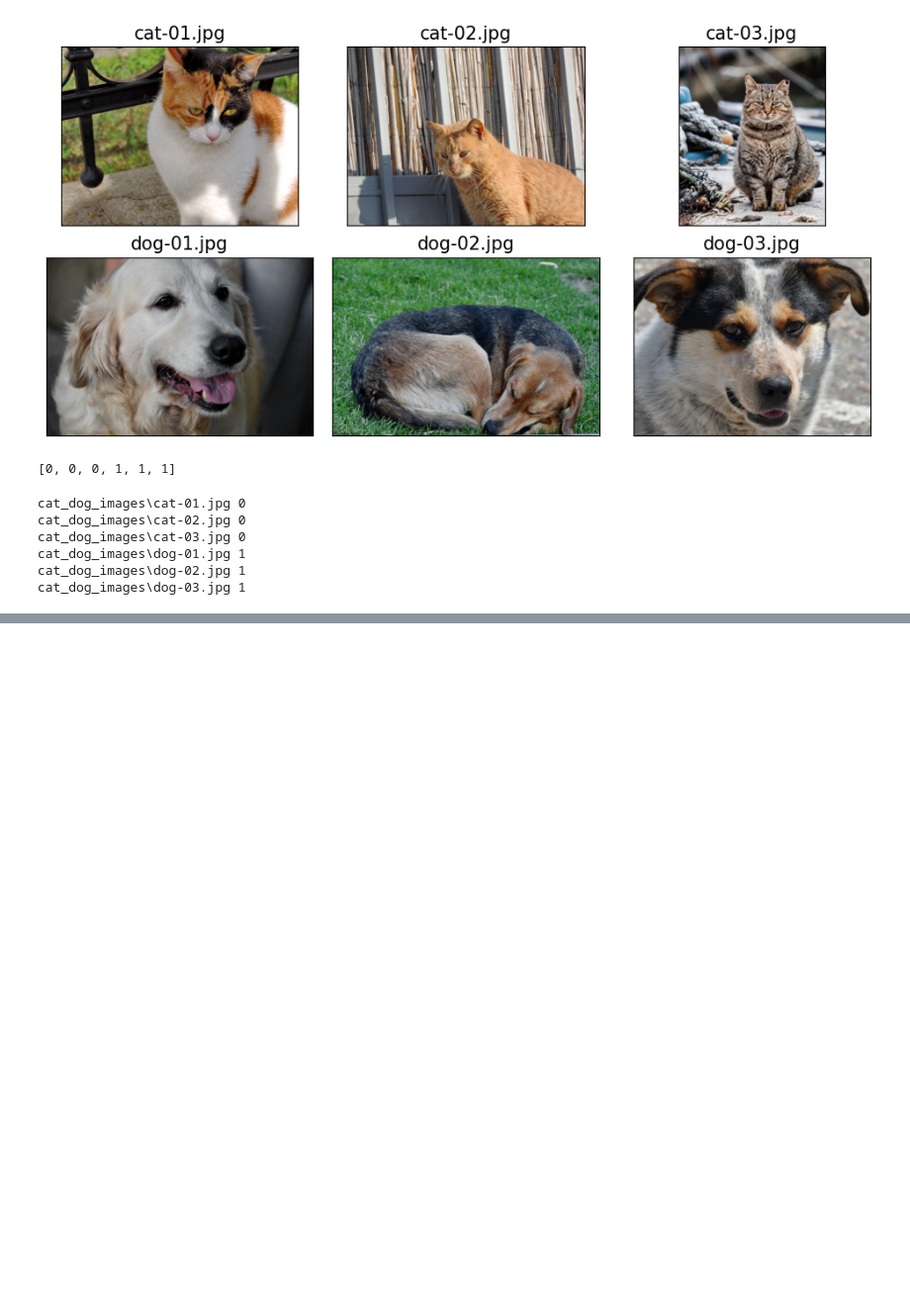
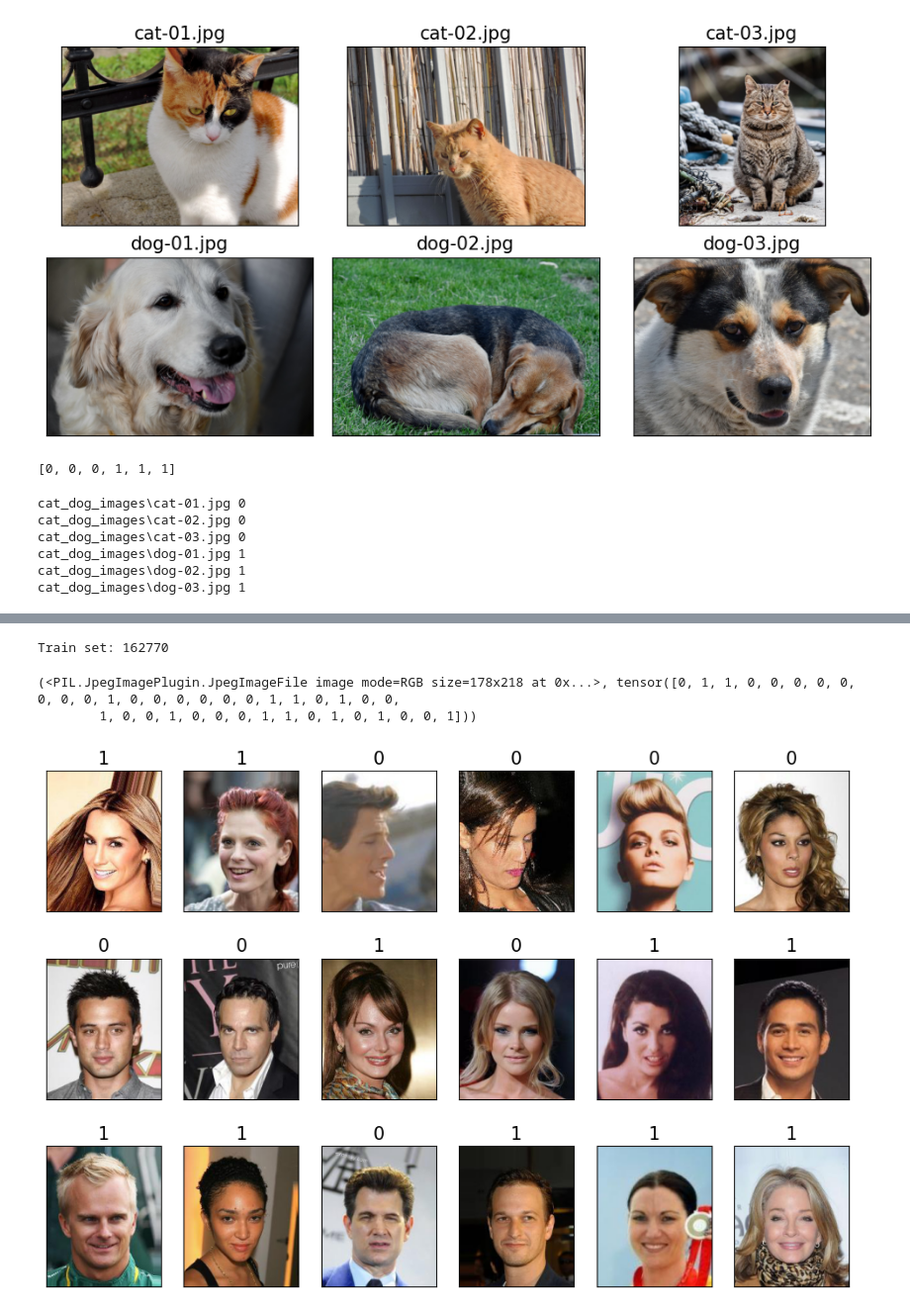
Before and after one commit to Akshaj-Kabthiyal/Data-Science-Fundamentals, a Jupyter notebook: Deep Learning/Pytorch and scikit/Chapter 12- NN with Pytorch/NN with Pytorch.ipynb, the cells around one changed output, grey strips where cells are left out. Shown at 99% size. Drawn from its saved outputs; the diff is of its cells as text; code cells hidden in the pictures; blank space fills up the shorter version.

```diff
--- a/Deep Learning/Pytorch and scikit/Chapter 12- NN with Pytorch/NN with Pytorch.ipynb
+++ b/Deep Learning/Pytorch and scikit/Chapter 12- NN with Pytorch/NN with Pytorch.ipynb
@@ -306,0 +352,7 @@ transform = transforms.Compose([ transforms.ToTensor(),
+# %%
+import torchvision
+image_path = 'C:/Users/Aksha/Desktop/Data Science Fundamentals/'
+celeba_dataset = torchvision.datasets.CelebA(image_path, split='train', target_type='attr', download=False)
+print('Train set:', len(celeba_dataset))
+# %% [output]
+Train set: 162770
@@ -306,0 +361,17 @@ transform = transforms.Compose([ transforms.ToTensor(),
+# %%
+example = next(iter(celeba_dataset))
+print(example)
+# %% [output]
+(<PIL.JpegImagePlugin.JpegImageFile image mode=RGB size=178x218 at 0x...>, tensor([0, 1, 1, 0, 0, 0, 0, 0, 0, 0, 0, 1, 0, 0, 0, 0, 0, 0, 1, 1, 0, 1, 0, 0,
+        1, 0, 0, 1, 0, 0, 0, 1, 1, 0, 1, 0, 1, 0, 0, 1]))
+# %%
+from itertools import islice
+fig = plt.figure(figsize =(12,8))
+for i, (image,attributes) in islice(enumerate(celeba_dataset),18):
+    ax = fig.add_subplot(3,6,i+1)
+    ax.set_xticks([]); ax.set_yticks([])
+    ax.imshow(image)
+    ax.set_title(f'{attributes[31]}', size = 15)
+plt.show()
+# %% [output]
+[figure, added]
```
Also changed, not shown: parts of 25 cells of this notebook, 1 other file.
